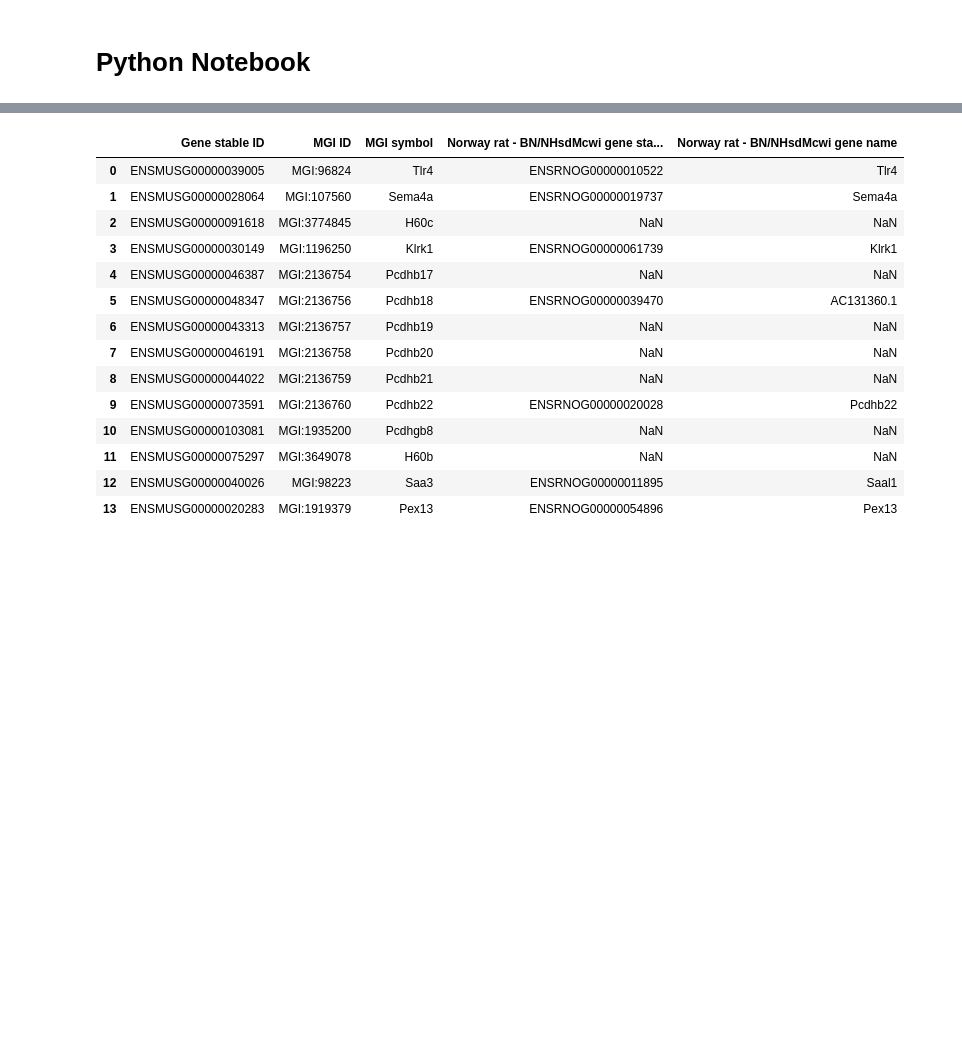
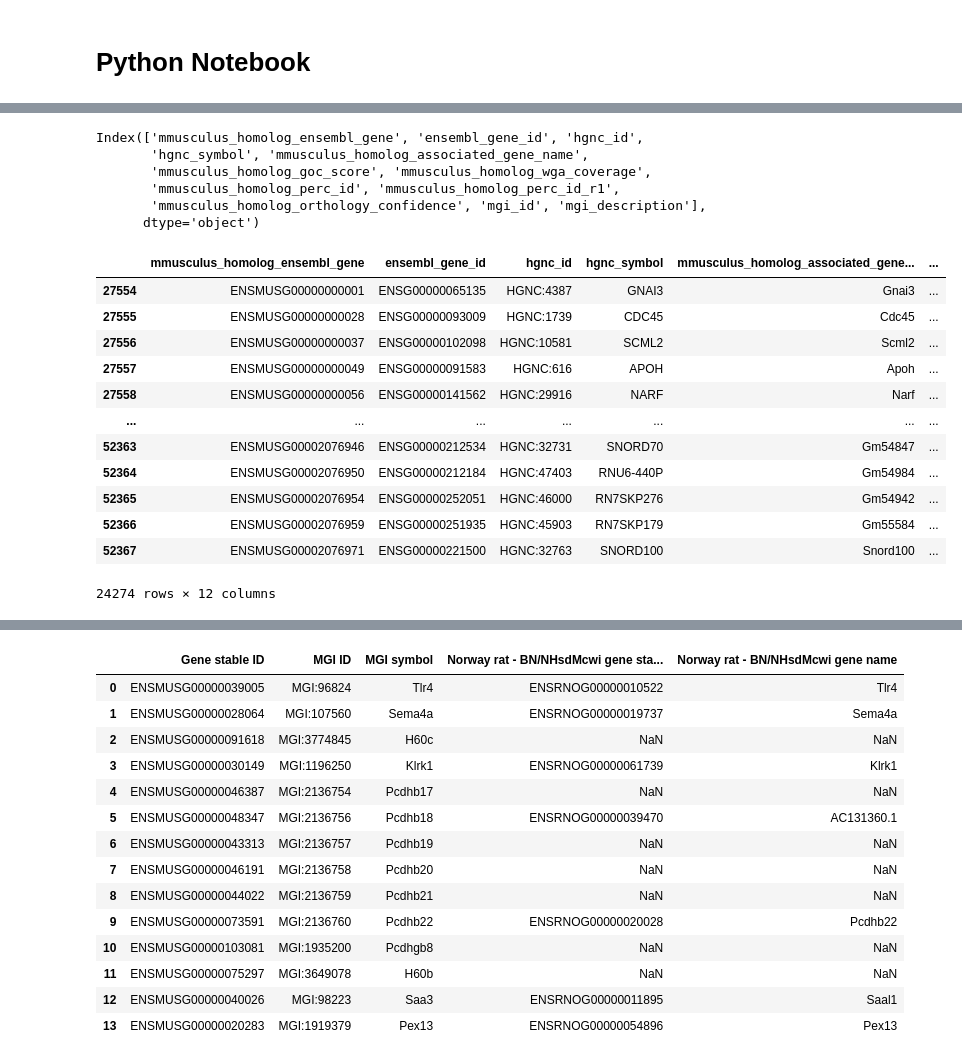
Before and after one commit to bioinfo-YCU/ConnectomeDB, a Jupyter notebook: Python_test.ipynb, the cells around one changed output, grey strips where cells are left out. Saved outputs shown, nothing was run; the diff lists cells and outputs as text; code cells hidden in the pictures; blank space fills up the shorter version.

```diff
--- a/Python_test.ipynb
+++ b/Python_test.ipynb
@@ -494,0 +113,7 @@ ligand_card_2
+# %%
+gene_pair_df = gene_pair
+gene_pair000_df = gene_pair000
+species="Mouse"
+id_prefix= "MGI"
+ligand_index =1
+receptor_index =1
@@ -494,0 +215,54 @@ ligand_card_2
+# %%
+    species_name = {
+        "Mouse": "mmusculus",
+        "Rat": "rnorvegicus",
+        "Zebrafish":"drerio" ,
+        "Chimpanzee":"ptroglodytes",
+        "Chicken":"ggallus",
+        "Pig":"sscrofa",
+        "Cow":"btaurus",
+        "Dog":"clfamiliaris",
+        "Horse":"ecaballus",
+        "Sheep":"oarambouillet",
+        "Marmoset": "cjacchus" ,
+        "Macaque": "mmulatta"
+    }.get(species, "Unknown species")
+
+    # Load species-specific data
+    species_info = pd.read_csv(f"data/{species_name}_ID_biomart.csv")
+
+    # Keep relevant columns - use species code, not species_name
+    species_mapping = {
+        "mmusculus": "mgi_id",
+        "rnorvegicus": "rgd_id",
+        "drerio": "zfin_id_id"
+    }
+ # Fix: Use species (not species_name) for lookup
+    species_id = species_mapping.get(species_name, f"{species_name}_homolog_ensembl_gene")
+
+    species_info.columns
+# %% [output]
+Index(['mmusculus_homolog_ensembl_gene', 'ensembl_gene_id', 'hgnc_id',
+       'hgnc_symbol', 'mmusculus_homolog_associated_gene_name',
+       'mmusculus_homolog_goc_score', 'mmusculus_homolog_wga_coverage',
+       'mmusculus_homolog_perc_id', 'mmusculus_homolog_perc_id_r1',
+       'mmusculus_homolog_orthology_confidence', 'mgi_id', 'mgi_description'],
+      dtype='object')
+# %%
+species_info = species_info.dropna(subset=['hgnc_id'])
+species_info = species_info.dropna(subset=[species_id])
+species_info
+# %% [output]
+|  | mmusculus_homolog_ensembl_gene | ensembl_gene_id | hgnc_id | hgnc_symbol | mmusculus_homolog_associated_gene... | ... |
+| 27554 | ENSMUSG00000000001 | ENSG00000065135 | HGNC:4387 | GNAI3 | Gnai3 | ... |
+| 27555 | ENSMUSG00000000028 | ENSG00000093009 | HGNC:1739 | CDC45 | Cdc45 | ... |
+| 27556 | ENSMUSG00000000037 | ENSG00000102098 | HGNC:10581 | SCML2 | Scml2 | ... |
+| 27557 | ENSMUSG00000000049 | ENSG00000091583 | HGNC:616 | APOH | Apoh | ... |
+| 27558 | ENSMUSG00000000056 | ENSG00000141562 | HGNC:29916 | NARF | Narf | ... |
+| ... | ... | ... | ... | ... | ... | ... |
+| 52363 | ENSMUSG00002076946 | ENSG00000212534 | HGNC:32731 | SNORD70 | Gm54847 | ... |
+| 52364 | ENSMUSG00002076950 | ENSG00000212184 | HGNC:47403 | RNU6-440P | Gm54984 | ... |
+| 52365 | ENSMUSG00002076954 | ENSG00000252051 | HGNC:46000 | RN7SKP276 | Gm54942 | ... |
+| 52366 | ENSMUSG00002076959 | ENSG00000251935 | HGNC:45903 | RN7SKP179 | Gm55584 | ... |
+| 52367 | ENSMUSG00002076971 | ENSG00000221500 | HGNC:32763 | SNORD100 | Snord100 | ... |
+24274 rows × 12 columns
```
Also changed, not shown: parts of 36 cells of this notebook, 5 other files.
